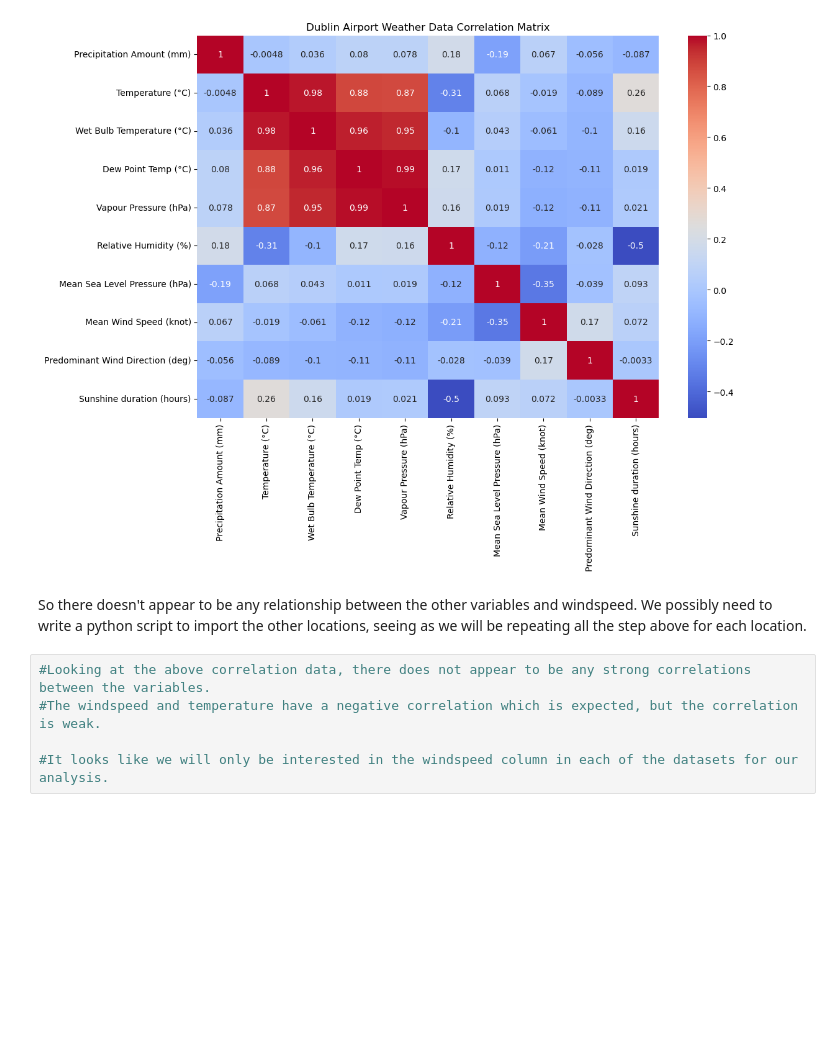
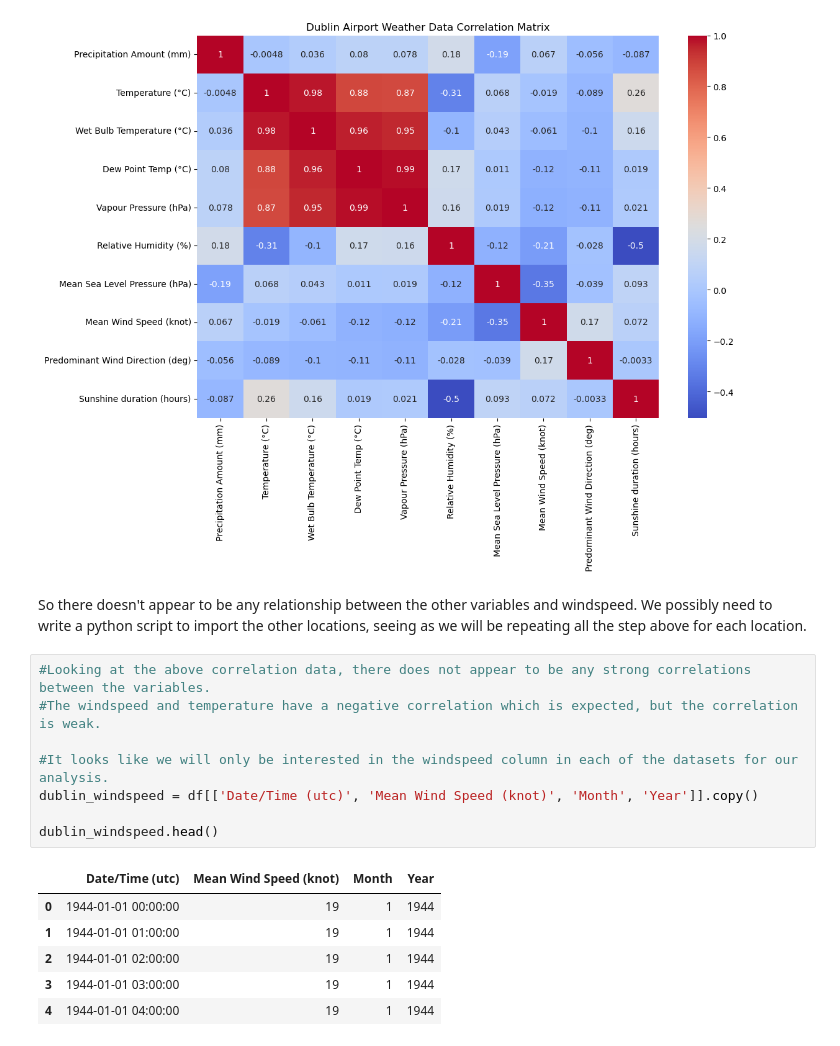
Before and after one commit to MikeCurleyCoosan/PFDA, a Jupyter notebook: PFDA_Project/windfarm.ipynb, the cells around one changed output. Drawn from its saved outputs; the diff is of its cells as text; blank space fills up the shorter version.

```diff
--- a/PFDA_Project/windfarm.ipynb
+++ b/PFDA_Project/windfarm.ipynb
@@ -190,5 +194,15 @@ So there doesn't appear to be any relationship between the other variables and w
 # %%
 #Looking at the above correlation data, there does not appear to be any strong correlations between the variables.
 #The windspeed and temperature have a negative correlation which is expected, but the correlation is weak.
 
 #It looks like we will only be interested in the windspeed column in each of the datasets for our analysis.
+dublin_windspeed = df[['Date/Time (utc)', 'Mean Wind Speed (knot)', 'Month', 'Year']].copy()
+
+dublin_windspeed.head()
+# %% [output]
+|  | Date/Time (utc) | Mean Wind Speed (knot) | Month | Year |
+| 0 | 1944-01-01 00:00:00 | 19 | 1 | 1944 |
+| 1 | 1944-01-01 01:00:00 | 19 | 1 | 1944 |
+| 2 | 1944-01-01 02:00:00 | 19 | 1 | 1944 |
+| 3 | 1944-01-01 03:00:00 | 19 | 1 | 1944 |
+| 4 | 1944-01-01 04:00:00 | 19 | 1 | 1944 |
```
Also changed, not shown: parts of 4 cells of this notebook, 2 other files.
